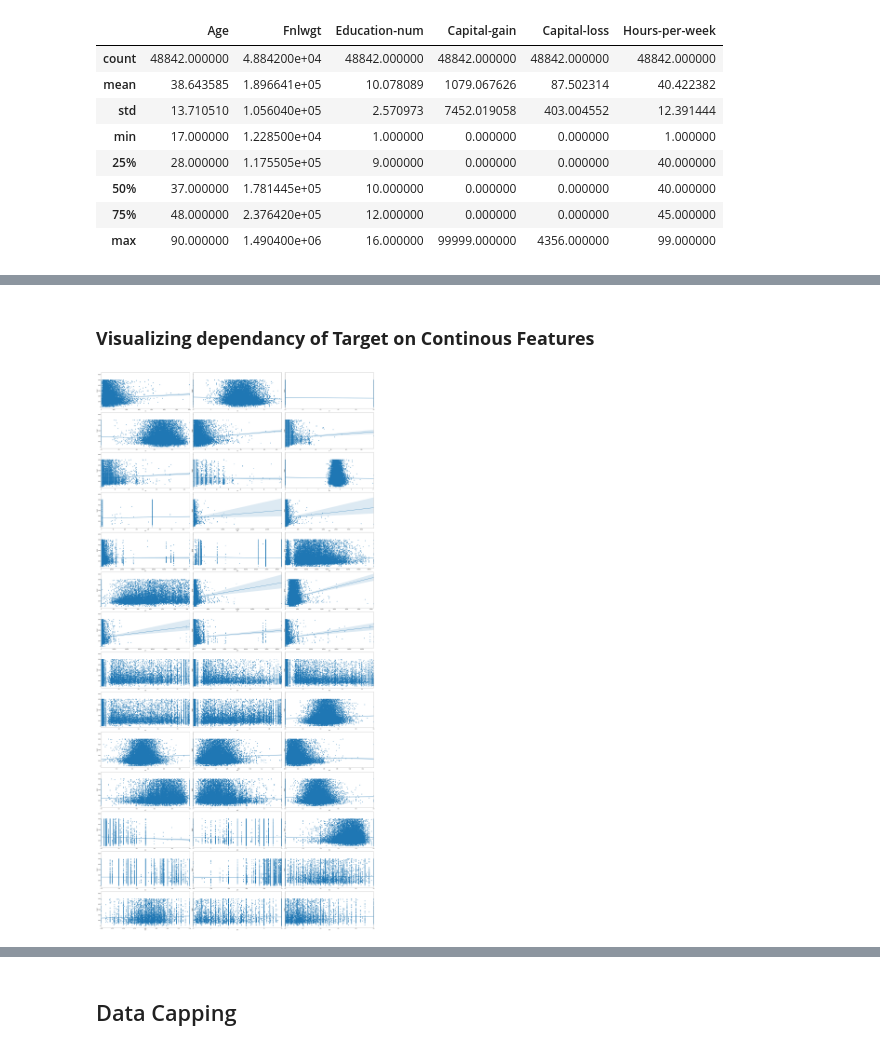
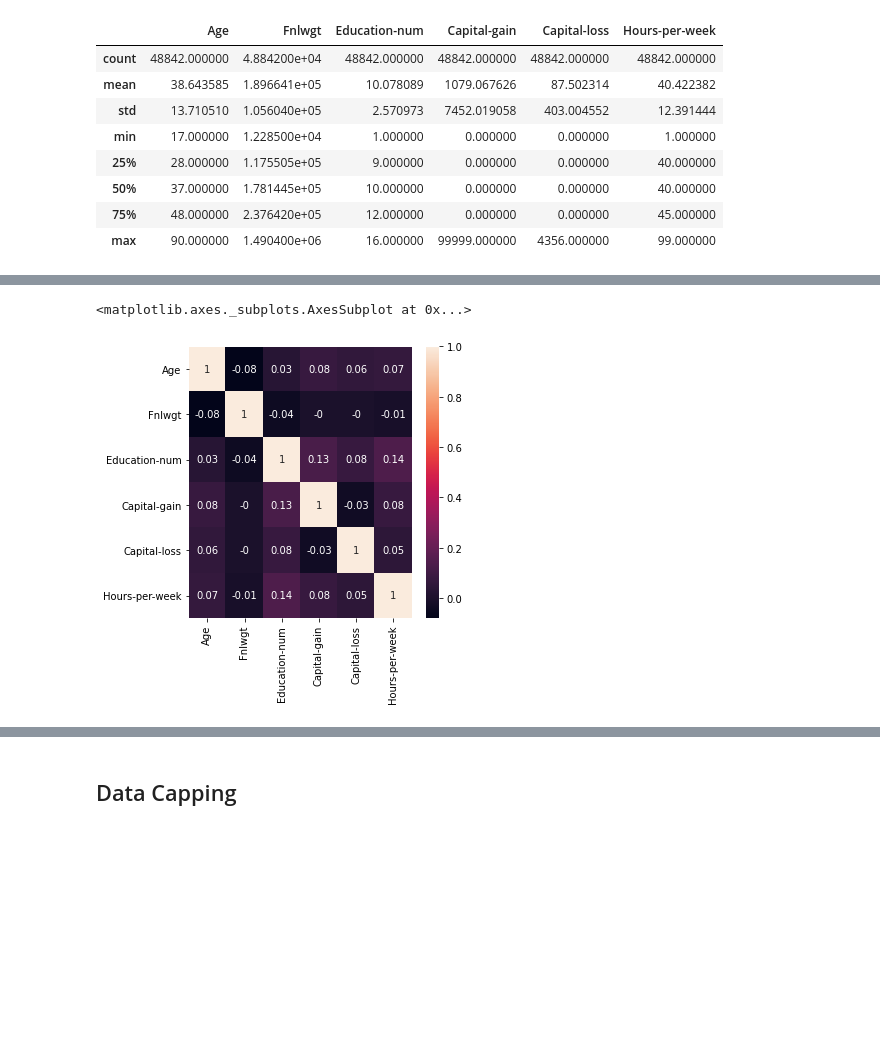
Before and after one commit to rajadevineni/Income_classification, a Jupyter notebook: income_classification.ipynb, the cells around one changed output, grey strips where cells are left out. Saved outputs shown, nothing was run; the diff lists cells and outputs as text; code cells hidden in the pictures; blank space fills up the shorter version.

```diff
--- a/income_classification.ipynb
+++ b/income_classification.ipynb
@@ -61,0 +61,3 @@ Number of features in the Dataset:  15
+# %%
+data['Class'] = data['Class'].replace('>50K',1)
+data['Class'] = data['Class'].replace('<=50K',0)
@@ -201,10 +203,9 @@ plt.show()
-# %% [markdown]
-### **Visualizing dependancy of Target on Continous Features**
-# %%
-rows = len(continuous)//3
-fig, axs = plt.subplots(rows, 3, sharey=True, tight_layout=True, figsize=(40,80))
-axs = axs.flatten()
-for i, var in enumerate(continuous):
-  sns.regplot(x = var, y = "target", data = data, ax=axs[i])
-# %% [output]
-[figure, removed]
+# %%
+# data.corr(method='pearson', min_periods=1)
+# Correlation matrix
+correlation_matrix = data.corr().round(2)
+figure = plt.figure(figsize=(5, 5))
+sns.heatmap(data=correlation_matrix, annot=True)
+# %% [output]
+<matplotlib.axes._subplots.AxesSubplot at 0x...>
+[figure, added]
```
Also changed, not shown: parts of 84 cells of this notebook.
